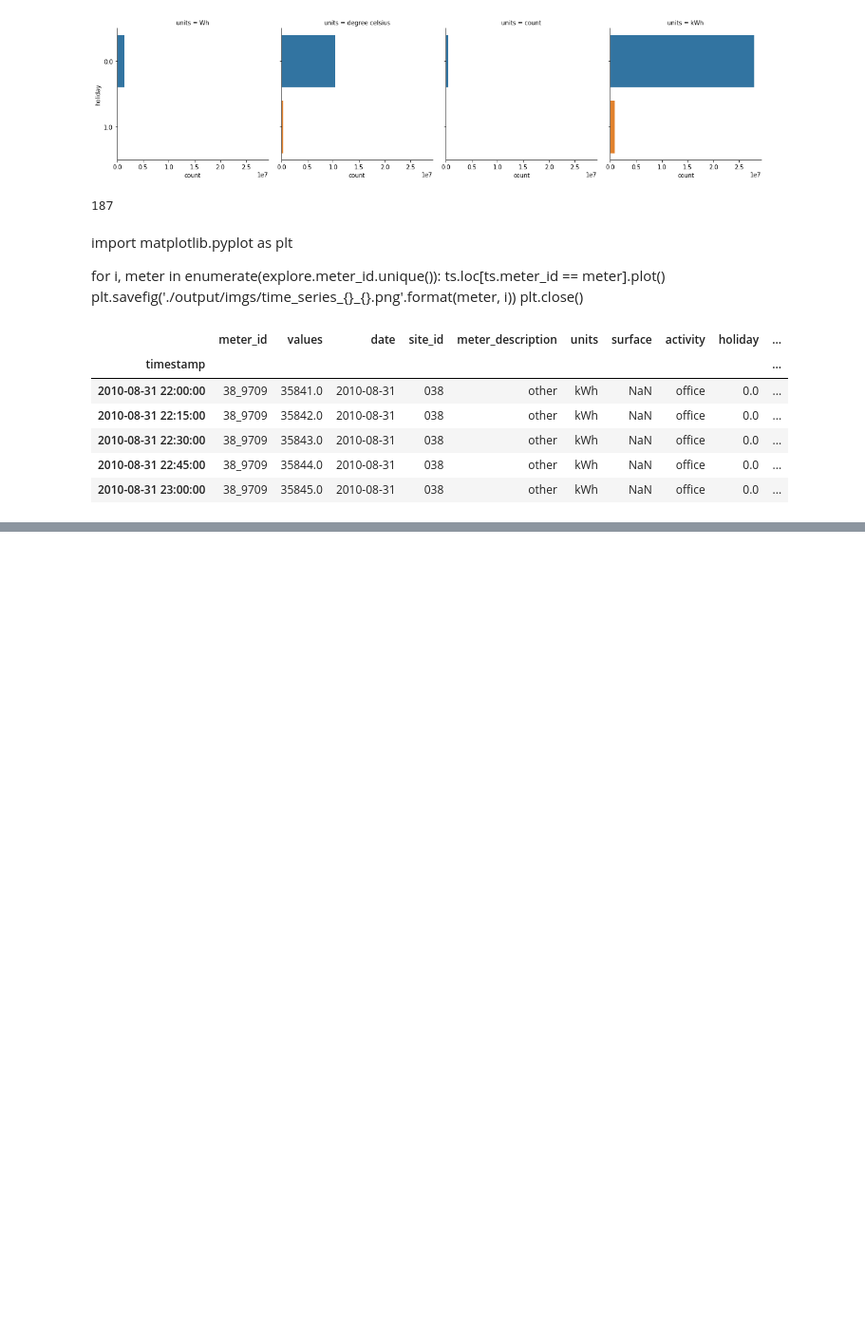
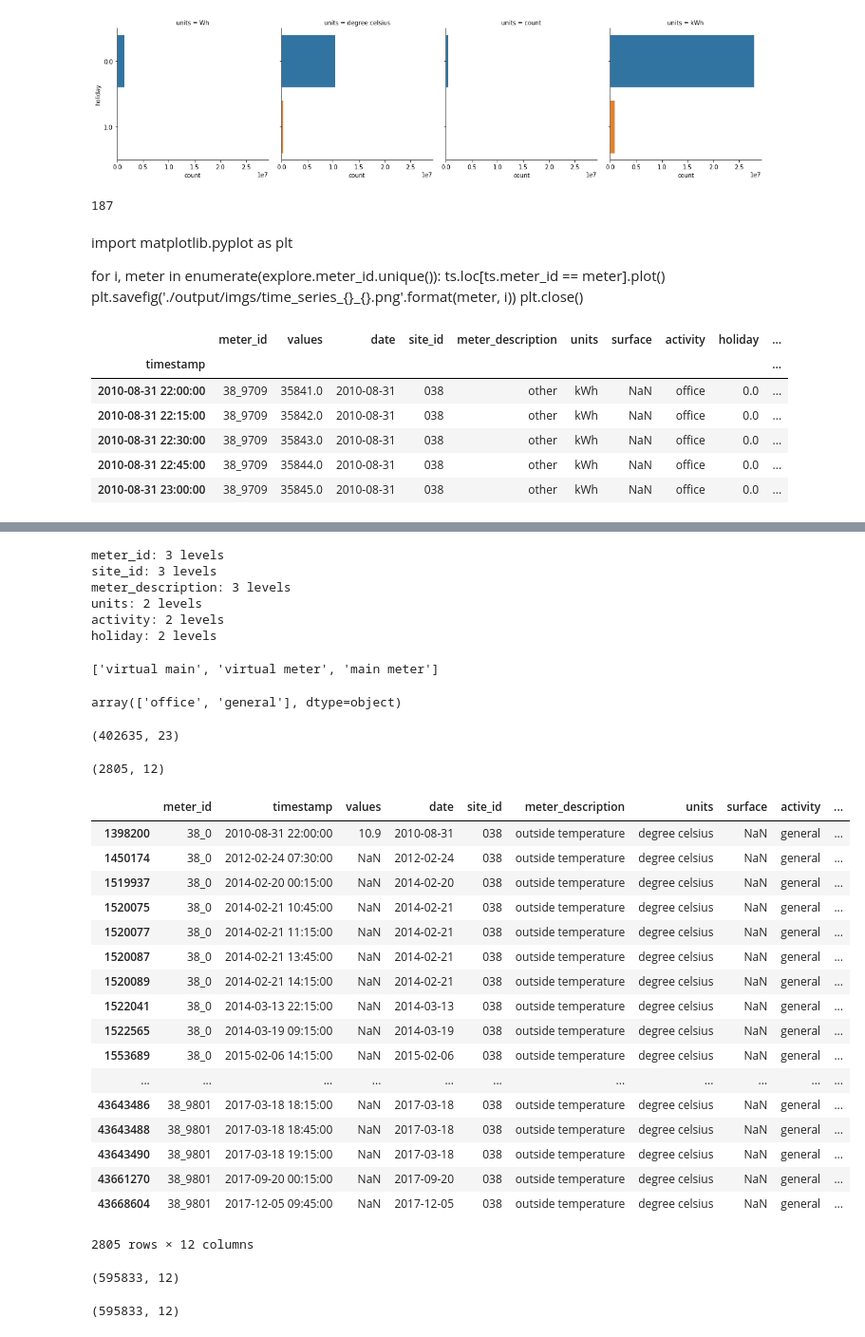
Before and after one commit to lamesen/PowerLawsDetectingAnomalies, a Jupyter notebook: ExploratoryDataAnalysis.ipynb, the cells around one changed output, grey strips where cells are left out. Shown at 95% size. Cells and saved outputs as stored; diff of their text form; code cells hidden in the pictures; blank space fills up the shorter version.

```diff
--- a/ExploratoryDataAnalysis.ipynb
+++ b/ExploratoryDataAnalysis.ipynb
@@ -17,7 +17,7 @@ import power_utils
 
 %matplotlib inline
 # %%
-explore = power_utils.import_data()
+explore, test = power_utils.import_data()
 # %%
 explore.shape
 # %% [output]
@@ -421,0 +426,49 @@ ts['units'] = ts.apply(lambda r: 'kWh' if r['units'] == 'Wh' else r['units'], ax
+# %%
+for var in categorical_variables:
+    print("{}: {} levels".format(var, len(test[var].unique())))
+# %% [output]
+meter_id: 3 levels
+site_id: 3 levels
+meter_description: 3 levels
+units: 2 levels
+activity: 2 levels
+holiday: 2 levels
+# %%
+test.meter_description.unique().tolist()
+# %% [output]
+['virtual main', 'virtual meter', 'main meter']
+# %%
+test.activity.unique().tolist()
+# %% [output]
+array(['office', 'general'], dtype=object)
+# %%
+common = explore.merge(test,on=['timestamp','meter_id'])
+print(common.shape)
+not_common = explore[(~explore.timestamp.isin(common.timestamp))&(~explore.meter_id.isin(common.meter_id))]
+# %% [output]
+(402635, 23)
+# %%
+not_common.shape
+# %% [output]
+(2805, 12)
+# %%
+not_common
+# %% [output]
+|  | meter_id | timestamp | values | date | site_id | meter_description | units | surface | activity | ... |
+| 1398200 | 38_0 | 2010-08-31 22:00:00 | 10.9 | 2010-08-31 | 038 | outside temperature | degree celsius | NaN | general | ... |
+| 1450174 | 38_0 | 2012-02-24 07:30:00 | NaN | 2012-02-24 | 038 | outside temperature | degree celsius | NaN | general | ... |
+| 1519937 | 38_0 | 2014-02-20 00:15:00 | NaN | 2014-02-20 | 038 | outside temperature | degree celsius | NaN | general | ... |
+| 1520075 | 38_0 | 2014-02-21 10:45:00 | NaN | 2014-02-21 | 038 | outside temperature | degree celsius | NaN | general | ... |
+| 1520077 | 38_0 | 2014-02-21 11:15:00 | NaN | 2014-02-21 | 038 | outside temperature | degree celsius | NaN | general | ... |
+| 1520087 | 38_0 | 2014-02-21 13:45:00 | NaN | 2014-02-21 | 038 | outside temperature | degree celsius | NaN | general | ... |
+| 1520089 | 38_0 | 2014-02-21 14:15:00 | NaN | 2014-02-21 | 038 | outside temperature | degree celsius | NaN | general | ... |
+| 1522041 | 38_0 | 2014-03-13 22:15:00 | NaN | 2014-03-13 | 038 | outside temperature | degree celsius | NaN | general | ... |
+| 1522565 | 38_0 | 2014-03-19 09:15:00 | NaN | 2014-03-19 | 038 | outside temperature | degree celsius | NaN | general | ... |
+| 1553689 | 38_0 | 2015-02-06 14:15:00 | NaN | 2015-02-06 | 038 | outside temperature | degree celsius | NaN | general | ... |
+| ... | ... | ... | ... | ... | ... | ... | ... | ... | ... | ... |
+| 43643486 | 38_9801 | 2017-03-18 18:15:00 | NaN | 2017-03-18 | 038 | outside temperature | degree celsius | NaN | general | ... |
+| 43643488 | 38_9801 | 2017-03-18 18:45:00 | NaN | 2017-03-18 | 038 | outside temperature | degree celsius | NaN | general | ... |
+| 43643490 | 38_9801 | 2017-03-18 19:15:00 | NaN | 2017-03-18 | 038 | outside temperature | degree celsius | NaN | general | ... |
+| 43661270 | 38_9801 | 2017-09-20 00:15:00 | NaN | 2017-09-20 | 038 | outside temperature | degree celsius | NaN | general | ... |
+| 43668604 | 38_9801 | 2017-12-05 09:45:00 | NaN | 2017-12-05 | 038 | outside temperature | degree celsius | NaN | general | ... |
+2805 rows × 12 columns
@@ -421,0 +477,4 @@ ts['units'] = ts.apply(lambda r: 'kWh' if r['units'] == 'Wh' else r['units'], ax
+# %%
+clean_explore.shape
+# %% [output]
+(595833, 12)
@@ -421,0 +483,4 @@ ts['units'] = ts.apply(lambda r: 'kWh' if r['units'] == 'Wh' else r['units'], ax
+# %%
+clean_explore.shape
+# %% [output]
+(595833, 12)
```
Also changed, not shown: parts of 3 cells of this notebook, 4 other files.
